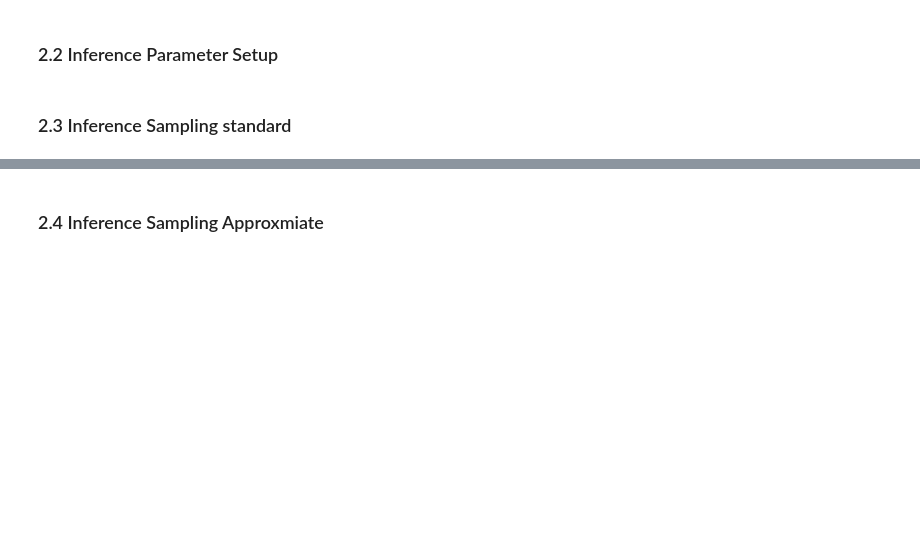
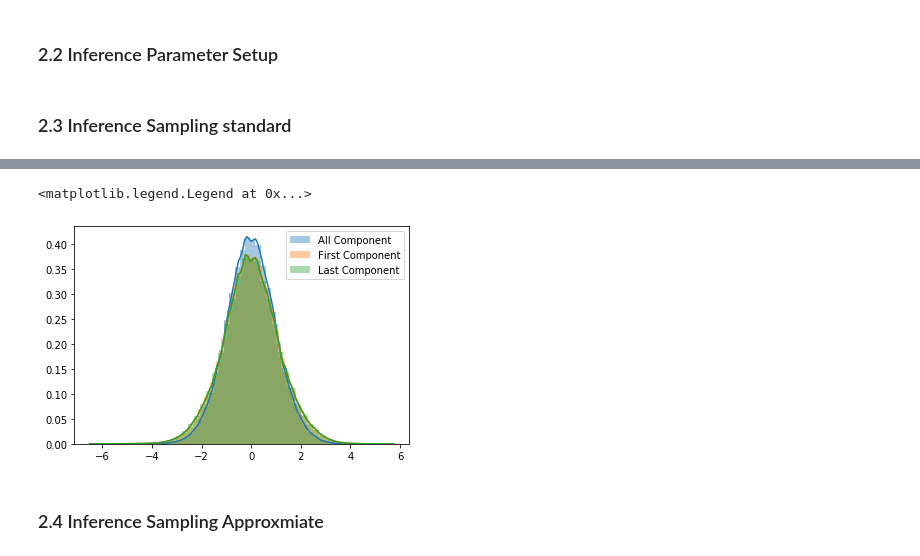
Before and after one commit to LeonCaesa/Gibbs, a Jupyter notebook: Experiment.ipynb, the cells around one changed output, grey strips where cells are left out. Cells and saved outputs as stored; diff of their text form; code cells hidden in the pictures; blank space fills up the shorter version.

Commit message:
Added Function to do posterior Check

```diff
--- a/Experiment.ipynb
+++ b/Experiment.ipynb
@@ -38,3 +38,17 @@ Text(0.5, 1.0, 'Data Plot')
+# %%
+def component_posterior(comp_index, W_list, Z_list):
+    """
+        Function to plot the component residuals
+        param: comp_index. list of compoents indexs used to restore the original data X
+    """
+    x_list=[]
+    for sub_chains in range(n_chains):
+
+        for iters in range(len(W_list[sub_chains])):
+            y_hat = np.dot(W_list[sub_chains][iters][:,comp_index].reshape([d,len(comp_index)]), Z_list[sub_chains][iters][comp_index,:].reshape([len(comp_index),n_sample]))
+
+            x_list.append(X-y_hat)
+    return x_list
 # %% [markdown]
 ## 2. Gibbs Sampling
 # %% [markdown]
@@ -85,4 +99,16 @@ alpha_table.mean()
 dtype: float64
+# %%
+X_hat1 = component_posterior([0,1,2],W_list,Z_list)
+X_hat2 = component_posterior([0],W_list,Z_list)
+X_hat3 = component_posterior([q-1],W_list,Z_list)
+# %%
+sns.distplot(np.array(X_hat1).ravel(),label='All Component')
+sns.distplot(np.array(X_hat2).ravel(), label ='First Component')
+sns.distplot(np.array(X_hat3).ravel(), label ='Last Component')
+plt.legend()
+# %% [output]
+<matplotlib.legend.Legend at 0x...>
+[figure, added]
 # %% [markdown]
 ### 2.4 Inference Sampling Approxmiate
 # %%
```
Also changed, not shown: parts of 13 cells of this notebook.
